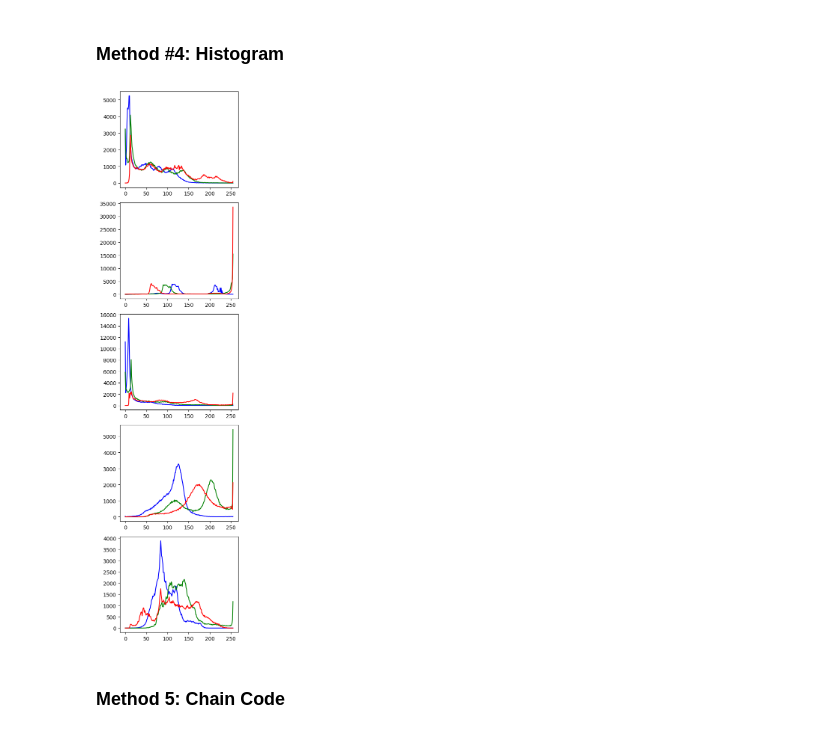
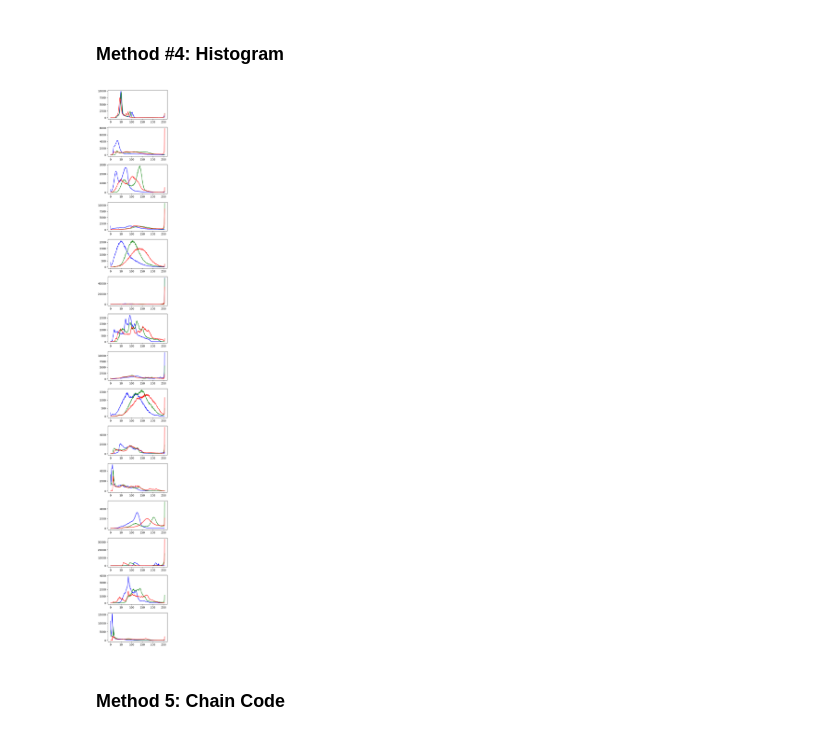
Before and after one commit to pxsa/image-HM, a Jupyter notebook: 5.ipynb, the cells around one changed output. Drawn from its saved outputs; the diff is of its cells as text; code cells hidden in the pictures.

```diff
--- a/5.ipynb
+++ b/5.ipynb
@@ -4,9 +4,3 @@
 import cv2
 import numpy as np
 from matplotlib import pyplot as plt
-# %%
-files = ['Easy/car.jpg', 'Easy/church.jpg', 'Easy/flower.jpg', 'Easy/horse.jpg', 'Easy/pyrmid.jpg']
-images = []
-
-for file in files:
-    images.append(cv2.imread('assignment/' + file))
@@ -21,7 +42,7 @@ for image in images:
 # %%
 gray_images = []
 for file in files:
-    gray = cv2.imread('assignment/' + file, cv2.IMREAD_GRAYSCALE)
+    gray = cv2.imread(file, cv2.IMREAD_GRAYSCALE)
     gray_images.append(gray)
 
 # gray.shape # (321, 481)
@@ -74,2 +95,21 @@ print(mean_matrix)
 # %% [markdown]
 ### Method #3: Extracting Edge Features
+# %%
+canny_edges = []
+
+for image in gray_images:
+
+    # Noise removing
+    img_gaussian = cv2.GaussianBlur(image,(3,3),0)
+
+    # CANNY METHOD
+    canny = cv2.Canny(img_gaussian, 100, 200)
+    canny_edges.append(canny)
+# %%
+figure, axis = plt.subplots(nrows=len(images), ncols=1, figsize=(12, 4*len(images)))
+
+for i in range(len(images)):
+
+    axis[i].set_title('Canny')
+    axis[i].imshow(canny_edges[i], cmap='gray')
+    axis[i].axis('off')
@@ -78,20 +120,20 @@ print(mean_matrix)
 # %%
 hists = []
 colors = ('b', 'g', 'r')
 
-figure, axis = plt.subplots(nrows=5, ncols=1, figsize=(4, 15))
+figure, axis = plt.subplots(nrows=len(images), ncols=1, figsize=(4, 30))
 
 
 for ii, image in enumerate(images):
     for i, color in enumerate(colors):
         hist = cv2.calcHist([image], channels=[i], mask=None, histSize=[256], ranges=[0, 256])
         axis[ii].plot(hist, color=color)
 
 
 
 figure.tight_layout()
 # %% [output]
-[figure, old version]
+[figure, new version]
 # %% [markdown]
 ### Method 5: Chain Code
 # %%
```
Also changed, not shown: parts of 12 cells of this notebook.
